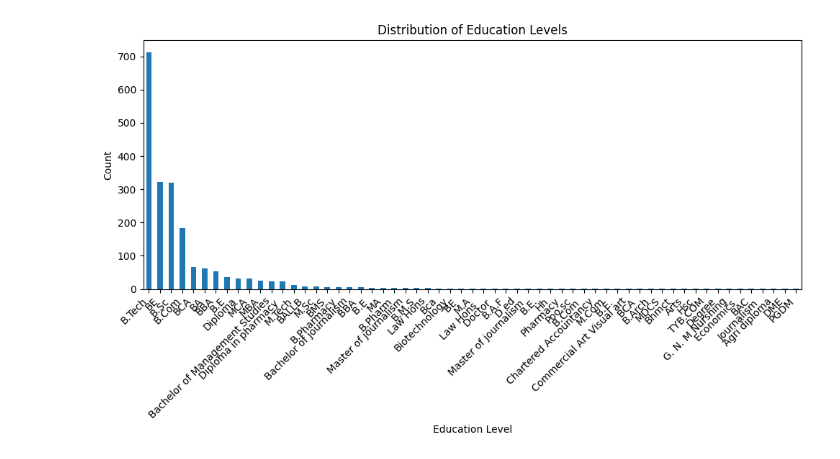
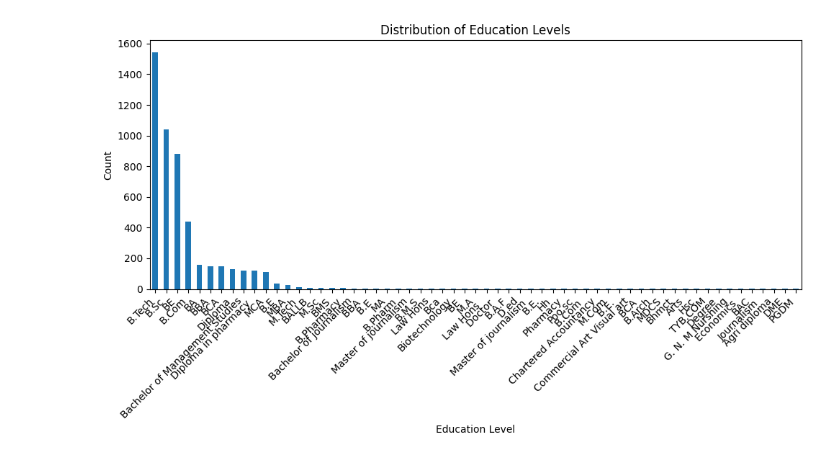
Before and after one commit to wumarc/bagel-hack, a Jupyter notebook: data-preprocessing.ipynb, the cells around one changed output. Drawn from its saved outputs; the diff is of its cells as text; code cells hidden in the pictures.

```diff
--- a/data-preprocessing.ipynb
+++ b/data-preprocessing.ipynb
@@ -4,14 +4,14 @@ import matplotlib.pyplot as plt
 import numpy as np
 import seaborn as sns
 # %%
-df = pd.read_csv('resume_extraction.csv')
+df = pd.read_csv(r"C:\Users\abmir\OneDrive\School\McGill\Bagel\resume_extraction\resume_extraction.csv",nrows=5000)
 #create a histogram plot of the education column
 plt.figure(figsize=(10, 6))
 df['Education'].value_counts().plot(kind='bar')
 plt.title('Distribution of Education Levels')
 plt.xlabel('Education Level')
 plt.ylabel('Count')
 plt.xticks(rotation=45, ha='right')
 plt.tight_layout()
 # %% [output]
-[figure, old version]
+[figure, new version]
```
Also changed, not shown: parts of 12 cells of this notebook, 1 other file.
